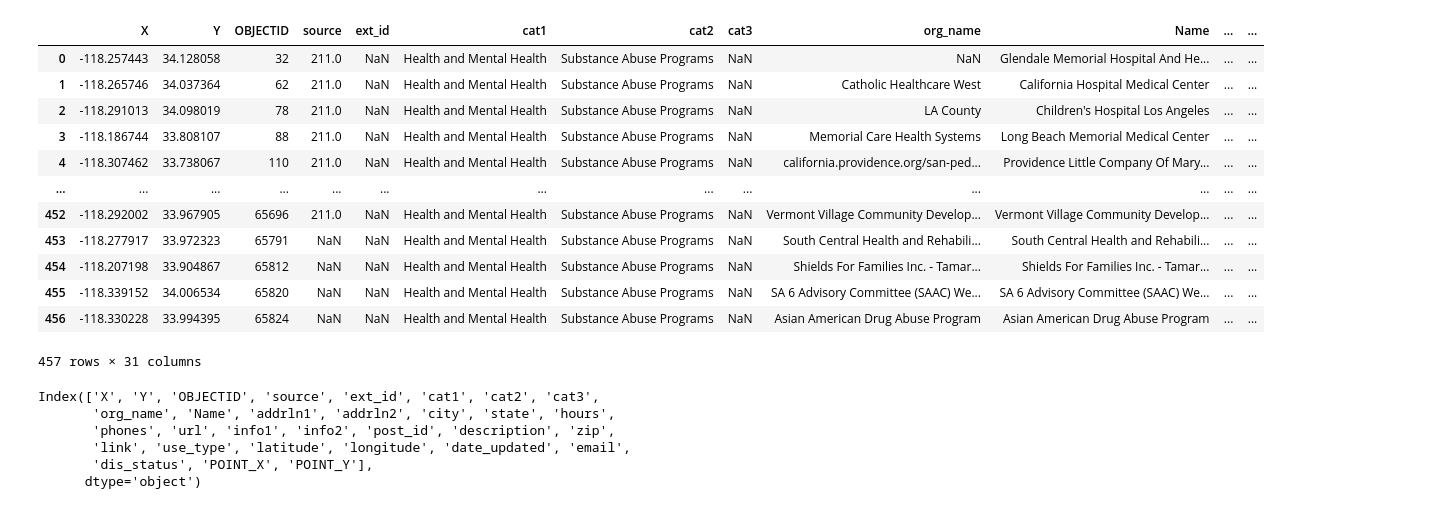
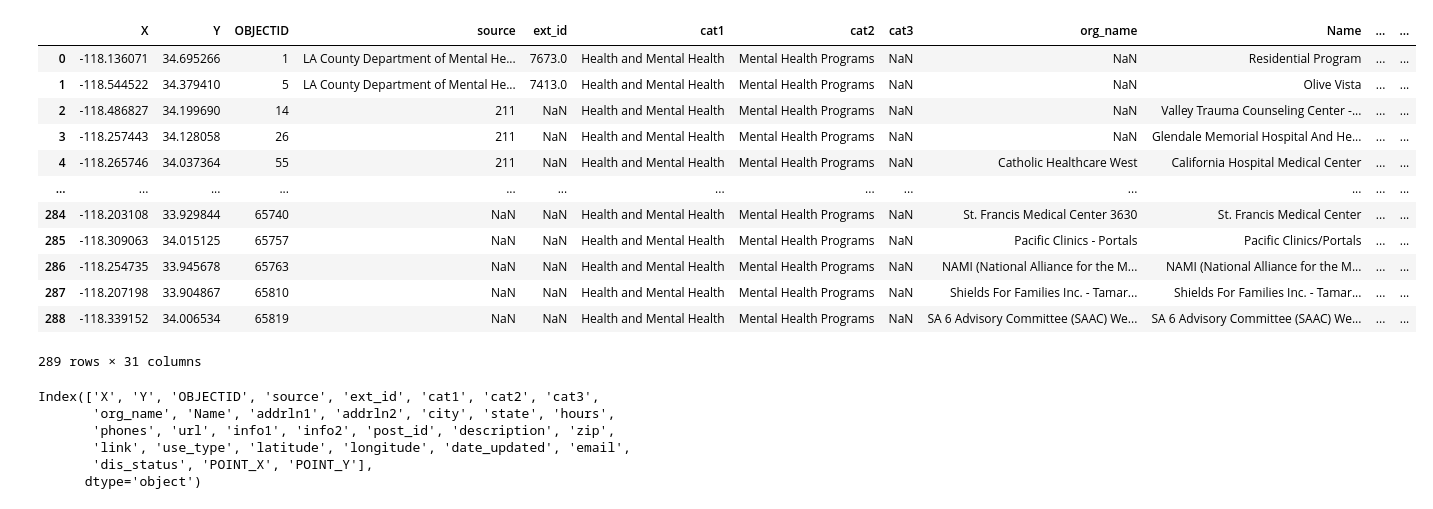
Before and after one commit to jwygonik/Crime_Analysis, a Jupyter notebook: Substance_Abuse_Programs.ipynb, the cells around one changed output. Saved outputs shown, nothing was run; the diff lists cells and outputs as text; code cells hidden in the pictures.

```diff
--- a/Substance_Abuse_Programs.ipynb
+++ b/Substance_Abuse_Programs.ipynb
@@ -11,25 +11,25 @@ import pandas as pd
 # %%
 # Import Csv
 
-file_to_load = 'Resources/Substance_Abuse_Programs.csv'
+file_to_load = 'Resources/Mental_Health_Programs.csv'
 
 # Convert to DF
 programs_df = pd.read_csv(file_to_load)
 programs_df
 # %% [output]
 |  | X | Y | OBJECTID | source | ext_id | cat1 | cat2 | cat3 | org_name | Name | ... | ... |
-| 0 | -118.257443 | 34.128058 | 32 | 211.0 | NaN | Health and Mental Health | Substance Abuse Programs | NaN | NaN | Glendale Memorial Hospital And He... | ... | ... |
-| 1 | -118.265746 | 34.037364 | 62 | 211.0 | NaN | Health and Mental Health | Substance Abuse Programs | NaN | Catholic Healthcare West | California Hospital Medical Center | ... | ... |
-| 2 | -118.291013 | 34.098019 | 78 | 211.0 | NaN | Health and Mental Health | Substance Abuse Programs | NaN | LA County | Children's Hospital Los Angeles | ... | ... |
-| 3 | -118.186744 | 33.808107 | 88 | 211.0 | NaN | Health and Mental Health | Substance Abuse Programs | NaN | Memorial Care Health Systems | Long Beach Memorial Medical Center | ... | ... |
-| 4 | -118.307462 | 33.738067 | 110 | 211.0 | NaN | Health and Mental Health | Substance Abuse Programs | NaN | california.providence.org/san-ped... | Providence Little Company Of Mary... | ... | ... |
+| 0 | -118.136071 | 34.695266 | 1 | LA County Department of Mental He... | 7673.0 | Health and Mental Health | Mental Health Programs | NaN | NaN | Residential Program | ... | ... |
+| 1 | -118.544522 | 34.379410 | 5 | LA County Department of Mental He... | 7413.0 | Health and Mental Health | Mental Health Programs | NaN | NaN | Olive Vista | ... | ... |
+| 2 | -118.486827 | 34.199690 | 14 | 211 | NaN | Health and Mental Health | Mental Health Programs | NaN | NaN | Valley Trauma Counseling Center -... | ... | ... |
+| 3 | -118.257443 | 34.128058 | 26 | 211 | NaN | Health and Mental Health | Mental Health Programs | NaN | NaN | Glendale Memorial Hospital And He... | ... | ... |
+| 4 | -118.265746 | 34.037364 | 55 | 211 | NaN | Health and Mental Health | Mental Health Programs | NaN | Catholic Healthcare West | California Hospital Medical Center | ... | ... |
 | ... | ... | ... | ... | ... | ... | ... | ... | ... | ... | ... | ... | ... |
-| 452 | -118.292002 | 33.967905 | 65696 | 211.0 | NaN | Health and Mental Health | Substance Abuse Programs | NaN | Vermont Village Community Develop... | Vermont Village Community Develop... | ... | ... |
-| 453 | -118.277917 | 33.972323 | 65791 | NaN | NaN | Health and Mental Health | Substance Abuse Programs | NaN | South Central Health and Rehabili... | South Central Health and Rehabili... | ... | ... |
-| 454 | -118.207198 | 33.904867 | 65812 | NaN | NaN | Health and Mental Health | Substance Abuse Programs | NaN | Shields For Families Inc. - Tamar... | Shields For Families Inc. - Tamar... | ... | ... |
-| 455 | -118.339152 | 34.006534 | 65820 | NaN | NaN | Health and Mental Health | Substance Abuse Programs | NaN | SA 6 Advisory Committee (SAAC) We... | SA 6 Advisory Committee (SAAC) We... | ... | ... |
-| 456 | -118.330228 | 33.994395 | 65824 | NaN | NaN | Health and Mental Health | Substance Abuse Programs | NaN | Asian American Drug Abuse Program | Asian American Drug Abuse Program | ... | ... |
+| 284 | -118.203108 | 33.929844 | 65740 | NaN | NaN | Health and Mental Health | Mental Health Programs | NaN | St. Francis Medical Center 3630 | St. Francis Medical Center | ... | ... |
+| 285 | -118.309063 | 34.015125 | 65757 | NaN | NaN | Health and Mental Health | Mental Health Programs | NaN | Pacific Clinics - Portals | Pacific Clinics/Portals | ... | ... |
+| 286 | -118.254735 | 33.945678 | 65763 | NaN | NaN | Health and Mental Health | Mental Health Programs | NaN | NAMI (National Alliance for the M... | NAMI (National Alliance for the M... | ... | ... |
+| 287 | -118.207198 | 33.904867 | 65810 | NaN | NaN | Health and Mental Health | Mental Health Programs | NaN | Shields For Families Inc. - Tamar... | Shields For Families Inc. - Tamar... | ... | ... |
+| 288 | -118.339152 | 34.006534 | 65819 | NaN | NaN | Health and Mental Health | Mental Health Programs | NaN | SA 6 Advisory Committee (SAAC) We... | SA 6 Advisory Committee (SAAC) We... | ... | ... |
-457 rows × 31 columns
+289 rows × 31 columns
 # %%
 # Examining the columns
 programs_df.columns
```
Also changed, not shown: parts of 14 cells of this notebook, 1 other file.
